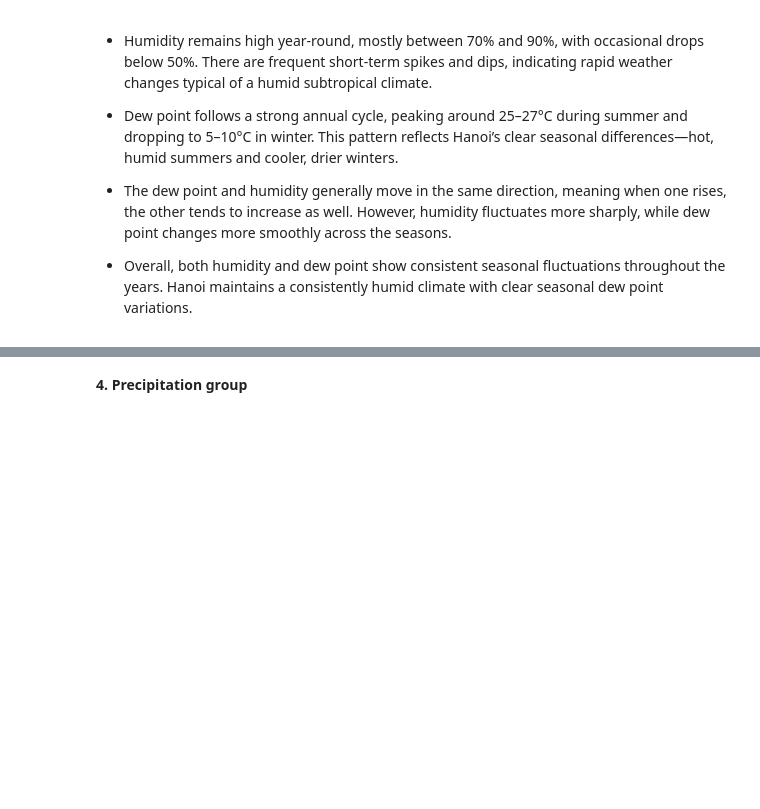
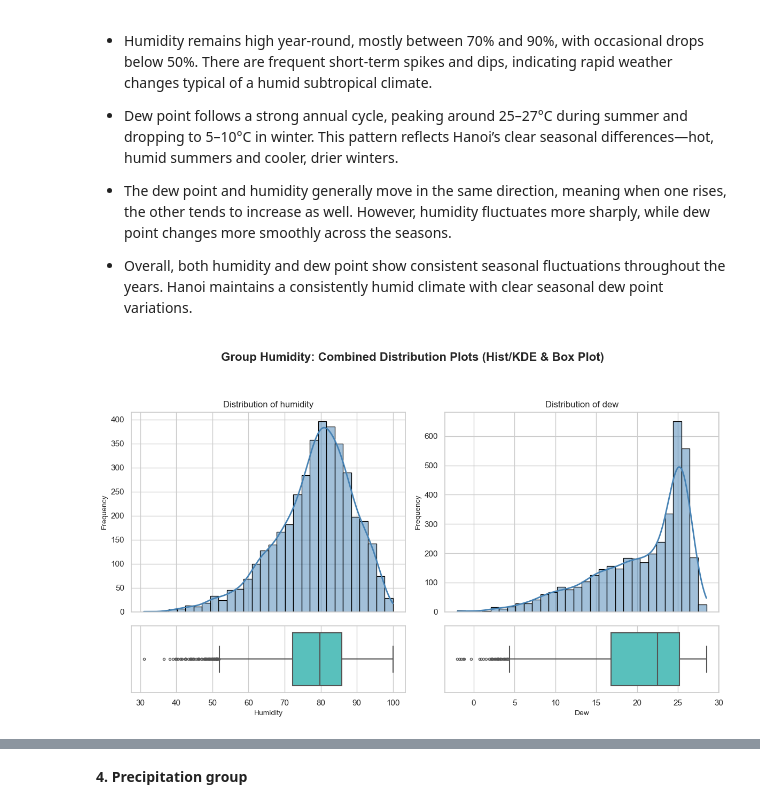
Before and after one commit to tungvoi38/Machine_Learning_Group_3, a Jupyter notebook: temperature_prediction_Hanoi/notebooks/01-data_understanding.ipynb, the cells around one changed output, grey strips where cells are left out. Drawn from its saved outputs; the diff is of its cells as text; code cells hidden in the pictures; blank space fills up the shorter version.

```diff
--- a/temperature_prediction_Hanoi/notebooks/01-data_understanding.ipynb
+++ b/temperature_prediction_Hanoi/notebooks/01-data_understanding.ipynb
@@ -299,3 +358,38 @@ plt.show()
 - The dew point and humidity generally move in the same direction, meaning when one rises, the other tends to increase as well. However, humidity fluctuates more sharply, while dew point changes more smoothly across the seasons.
 
 - Overall, both humidity and dew point show consistent seasonal fluctuations throughout the years. Hanoi maintains a consistently humid climate with clear seasonal dew point variations.
+# %%
+group_name = 'Humidity'
+features = ['humidity', 'dew']
+n_cols = len(features)
+n_rows = 2 # One row for Histogram/KDE, one row for Box Plot
+
+# Create a figure with 2 rows (for Hist/KDE and Box Plot) and n_cols columns (for variables)
+fig, axes = plt.subplots(n_rows, n_cols,
+                         figsize=(6 * n_cols, 7),
+                         sharex='col', # Share X-axis limits across columns (vertical stack)
+                         gridspec_kw={'height_ratios': [3, 1]}) # Set Hist/KDE to be 3x taller than Box Plot
+
+fig.suptitle(f'Group {group_name}: Combined Distribution Plots (Hist/KDE & Box Plot)',
+             fontsize=16, fontweight='bold', y=1.03)
+
+for i, col in enumerate(features):
+    # Top Row: Histogram/KDE
+    sns.histplot(data=data, x=col, kde=True, ax=axes[0, i], color='#4682B4',
+                 edgecolor='black', bins=30, line_kws={'lw': 2, 'color': 'red'})
+    axes[0, i].set_title(f'Distribution of {col}', fontsize=12)
+    axes[0, i].set_ylabel('Frequency', fontsize=10)
+    axes[0, i].set_xlabel('')
+
+    # Bottom Row: Box Plot
+    sns.boxplot(data=data, x=col, ax=axes[1, i], color="#48D1CC",
+                orient='h', fliersize=3, linewidth=1.5)
+    axes[1, i].set_xlabel(col.capitalize(), fontsize=10)
+    axes[1, i].set_ylabel('')
+    axes[1, i].set_yticks([])
+
+plt.tight_layout(rect=[0, 0.03, 1, 0.98])
+plt.savefig(f'combined_dist_{group_name.lower()}.png')
+plt.show()
+# %% [output]
+[figure, added]
```
Also changed, not shown: parts of 13 cells of this notebook, 2 other files.
